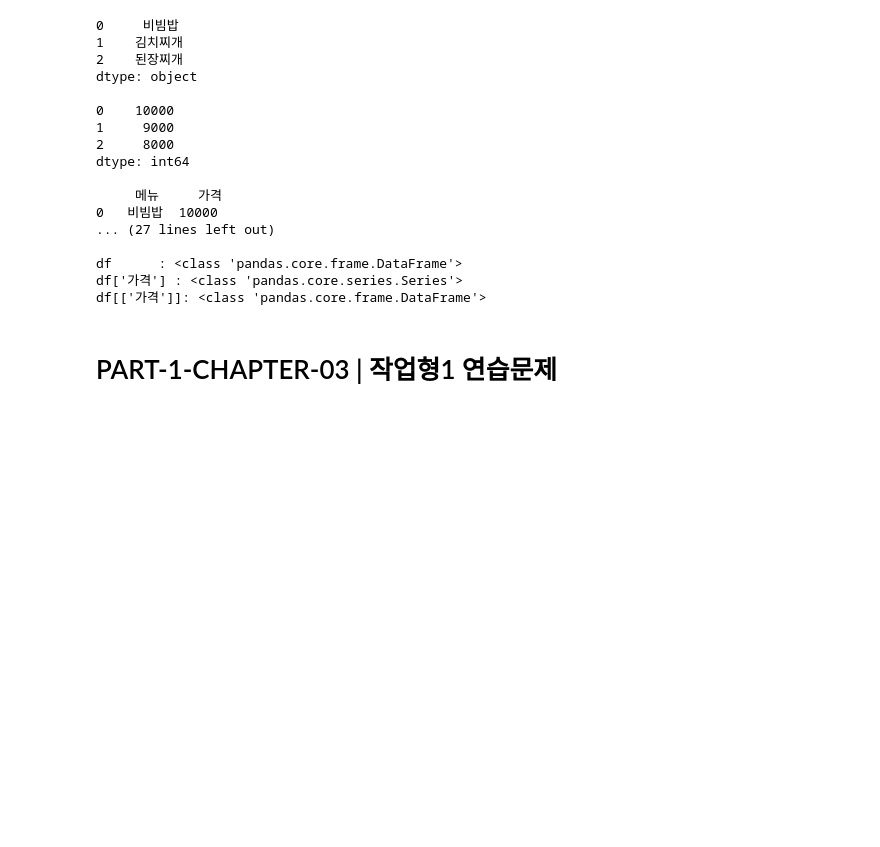
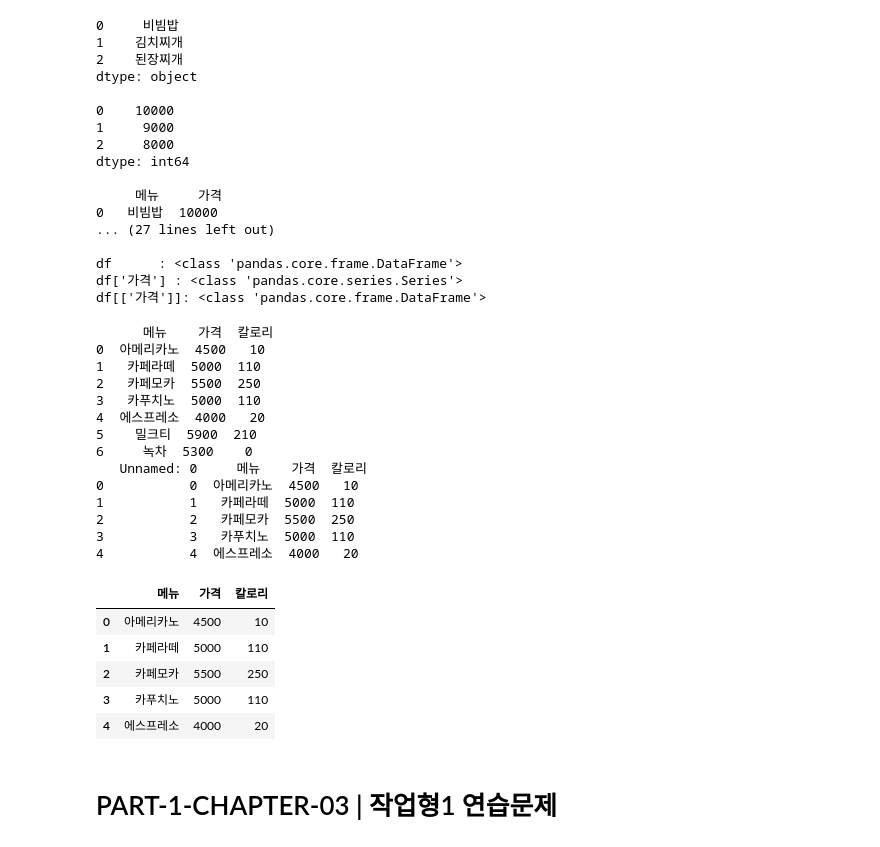
Before and after one commit to cpu-once/NationalScienceandTechnologyBigDataAnalysis, a Jupyter notebook: bigdataExamAndADP.ipynb, the cells around one changed output. Drawn from its saved outputs; the diff is of its cells as text; code cells hidden in the pictures; blank space fills up the shorter version.

```diff
--- a/bigdataExamAndADP.ipynb
+++ b/bigdataExamAndADP.ipynb
@@ -754,3 +752,50 @@ df[['가격']]: <class 'pandas.core.frame.DataFrame'>
+# %%
+# 데이터 저장 및 불러오기
+import pandas as pd
+df = pd.DataFrame({
+    "메뉴" : ['아메리카노', '카페라떼', '카페모카', '카푸치노', '에스프레소', '밀크티', '녹차'],
+    "가격" : [4500, 5000, 5500, 5000, 4000, 5900, 5300],
+    "칼로리" : [10, 110, 250, 110, 20, 210, 0],
+})
+print(df)
+
+# csv로 저장
+df.to_csv('temp.csv')
+
+# csv 불러오기
+temp_df = pd.read_csv('temp.csv')
+print(temp_df.head())
+
+# Unnamed: 0 컬럼이 보인다. 데이터를 저장할 때 기본 설정으로 기존 인덱스가 값으로 함께 저장된 것이다.
+# 가장 왼쪽에 있는 이 인덱스는 pd.read_csv()로 데이터를 불러올 때 새로 생성된 인덱스다.
+
+# csv 저장 옵션
+# 기존 인덱스를 제외하고 csv에 저장된 것을 확인할 수 있다.
+# 데이터를 저장할 때 인덱스를 제외하는 것은 작업형2에서 필수로 사용하는 기능이다.
+df.to_csv('cafe.csv', index=False)
+df = pd.read_csv('cafe.csv')
+print(df.head())
+# %% [output]
+      메뉴    가격  칼로리
+0  아메리카노  4500   10
+1   카페라떼  5000  110
+2   카페모카  5500  250
+3   카푸치노  5000  110
+4  에스프레소  4000   20
+5    밀크티  5900  210
+6     녹차  5300    0
+   Unnamed: 0     메뉴    가격  칼로리
+0           0  아메리카노  4500   10
+1           1   카페라떼  5000  110
+2           2   카페모카  5500  250
+3           3   카푸치노  5000  110
+4           4  에스프레소  4000   20
+|  | 메뉴 | 가격 | 칼로리 |
+| 0 | 아메리카노 | 4500 | 10 |
+| 1 | 카페라떼 | 5000 | 110 |
+| 2 | 카페모카 | 5500 | 250 |
+| 3 | 카푸치노 | 5000 | 110 |
+| 4 | 에스프레소 | 4000 | 20 |
 # %%
 # 자료형 변환
 # %%
```
Also changed, not shown: parts of 1 cell of this notebook.
